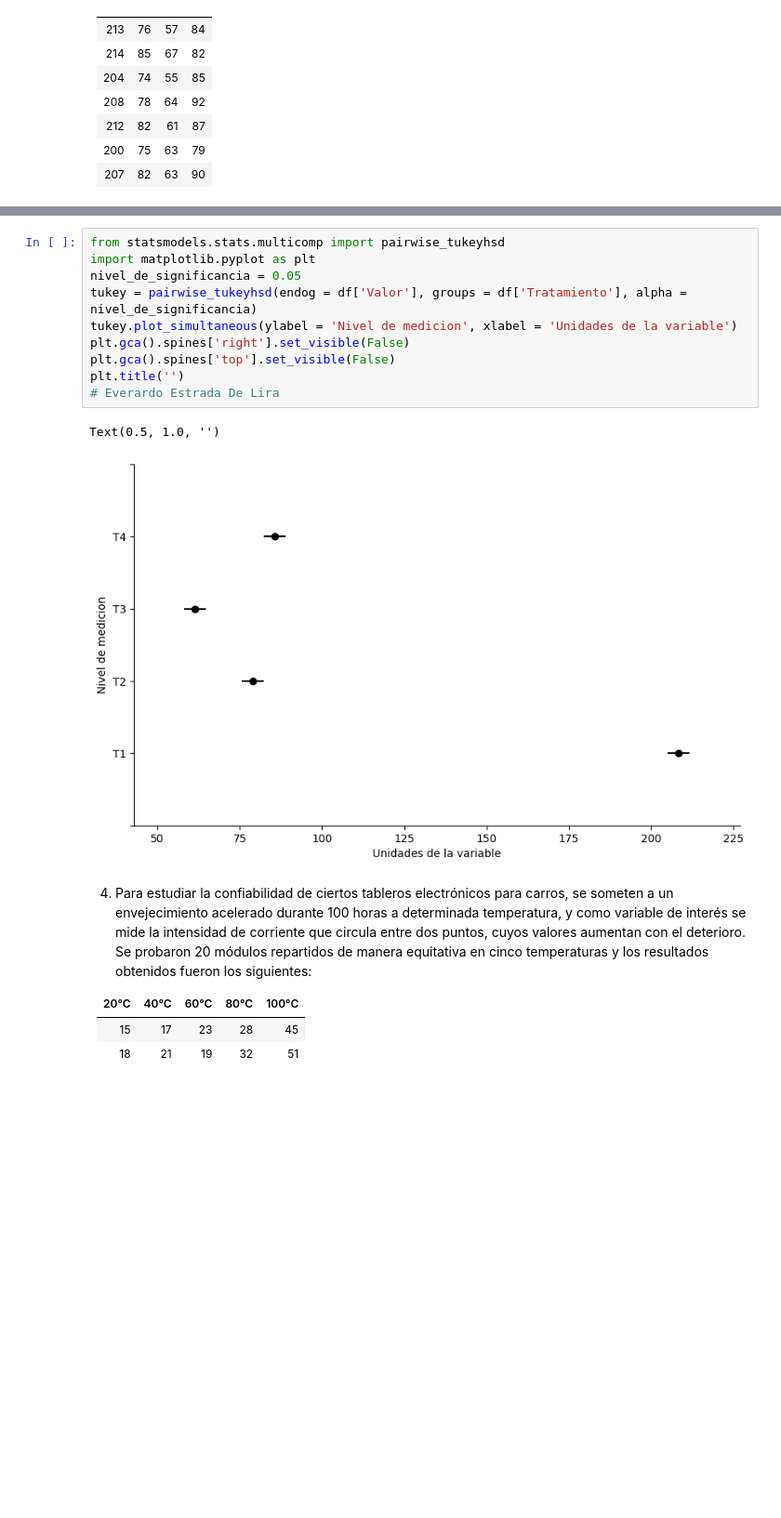
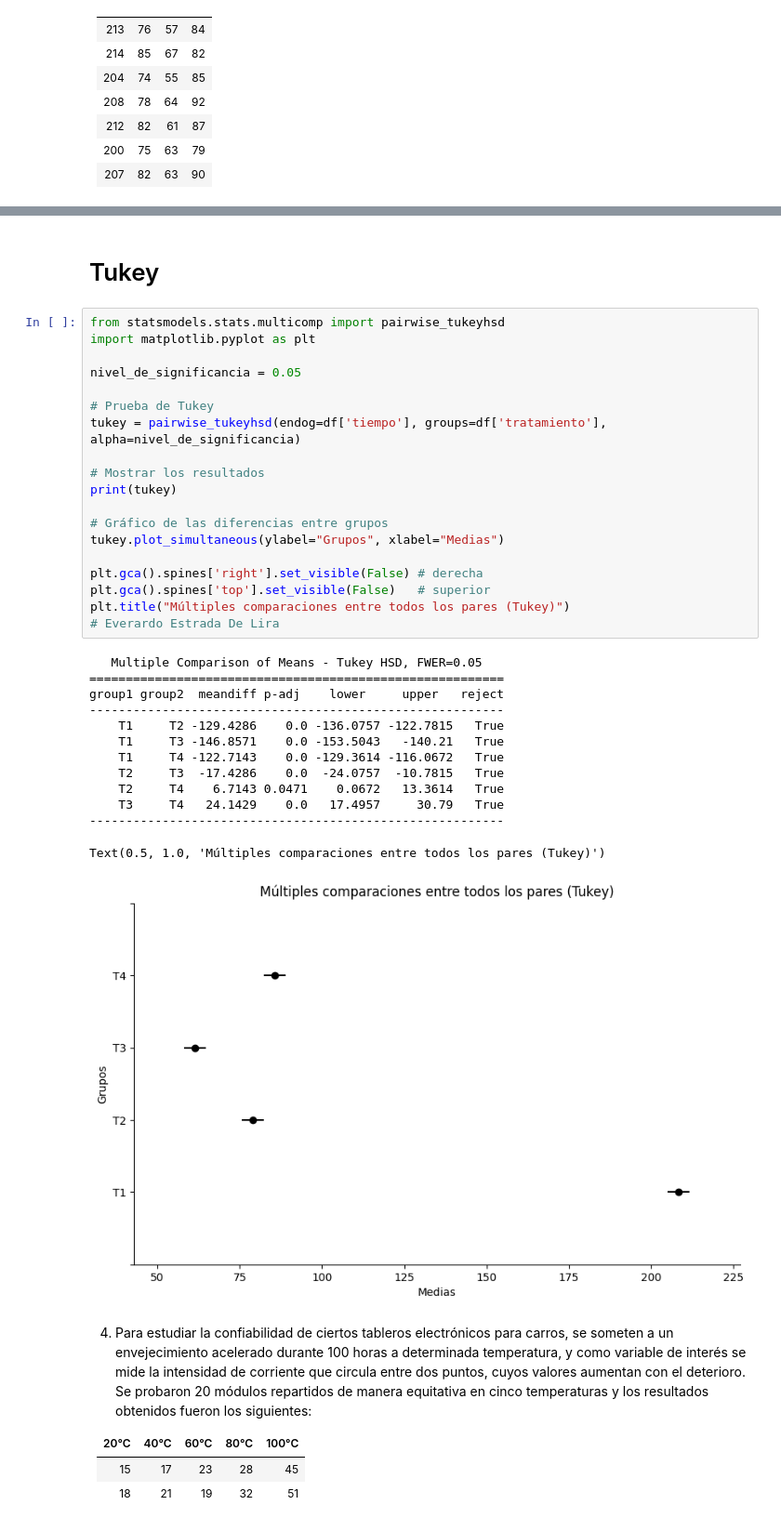
Before and after one commit to Bell2307/Estadistica, a Jupyter notebook: ei_u4_02_23150299.ipynb, the cells around one changed output, grey strips where cells are left out. Shown at 93% size. Saved outputs shown, nothing was run; the diff lists cells and outputs as text; blank space fills up the shorter version.

```diff
--- a/ei_u4_02_23150299.ipynb
+++ b/ei_u4_02_23150299.ipynb
@@ -460,16 +609,38 @@ tabla_anova
+# %% [markdown]
+# Tukey
 # %%
 from statsmodels.stats.multicomp import pairwise_tukeyhsd
 import matplotlib.pyplot as plt
+
 nivel_de_significancia = 0.05
-tukey = pairwise_tukeyhsd(endog = df['Valor'], groups = df['Tratamiento'], alpha = nivel_de_significancia)
-tukey.plot_simultaneous(ylabel = 'Nivel de medicion', xlabel = 'Unidades de la variable')
-plt.gca().spines['right'].set_visible(False)
-plt.gca().spines['top'].set_visible(False)
-plt.title('')
+
+# Prueba de Tukey
+tukey = pairwise_tukeyhsd(endog=df['tiempo'], groups=df['tratamiento'], alpha=nivel_de_significancia)
+
+# Mostrar los resultados
+print(tukey)
+
+# Gráfico de las diferencias entre grupos
+tukey.plot_simultaneous(ylabel="Grupos", xlabel="Medias")
+
+plt.gca().spines['right'].set_visible(False) # derecha
+plt.gca().spines['top'].set_visible(False)   # superior
+plt.title("Múltiples comparaciones entre todos los pares (Tukey)")
 # Everardo Estrada De Lira
 # %% [output]
-Text(0.5, 1.0, '')
+   Multiple Comparison of Means - Tukey HSD, FWER=0.05
+=========================================================
+group1 group2  meandiff p-adj    lower     upper   reject
+---------------------------------------------------------
+    T1     T2 -129.4286    0.0 -136.0757 -122.7815   True
+    T1     T3 -146.8571    0.0 -153.5043   -140.21   True
+    T1     T4 -122.7143    0.0 -129.3614 -116.0672   True
+    T2     T3  -17.4286    0.0  -24.0757  -10.7815   True
+    T2     T4    6.7143 0.0471    0.0672   13.3614   True
+    T3     T4   24.1429    0.0   17.4957     30.79   True
+---------------------------------------------------------
+Text(0.5, 1.0, 'Múltiples comparaciones entre todos los pares (Tukey)')
-[figure, old version]
+[figure, new version]
 # %% [markdown]
 4. Para estudiar la confiabilidad de ciertos tableros electrónicos para carros, se someten a un envejecimiento acelerado durante 100 horas a determinada temperatura, y como variable de interés se mide la intensidad de corriente que circula entre dos puntos, cuyos valores aumentan con el deterioro. Se probaron 20 módulos repartidos de manera equitativa en cinco temperaturas y los resultados obtenidos fueron los siguientes:
 
```
Also changed, not shown: parts of 109 cells of this notebook.
